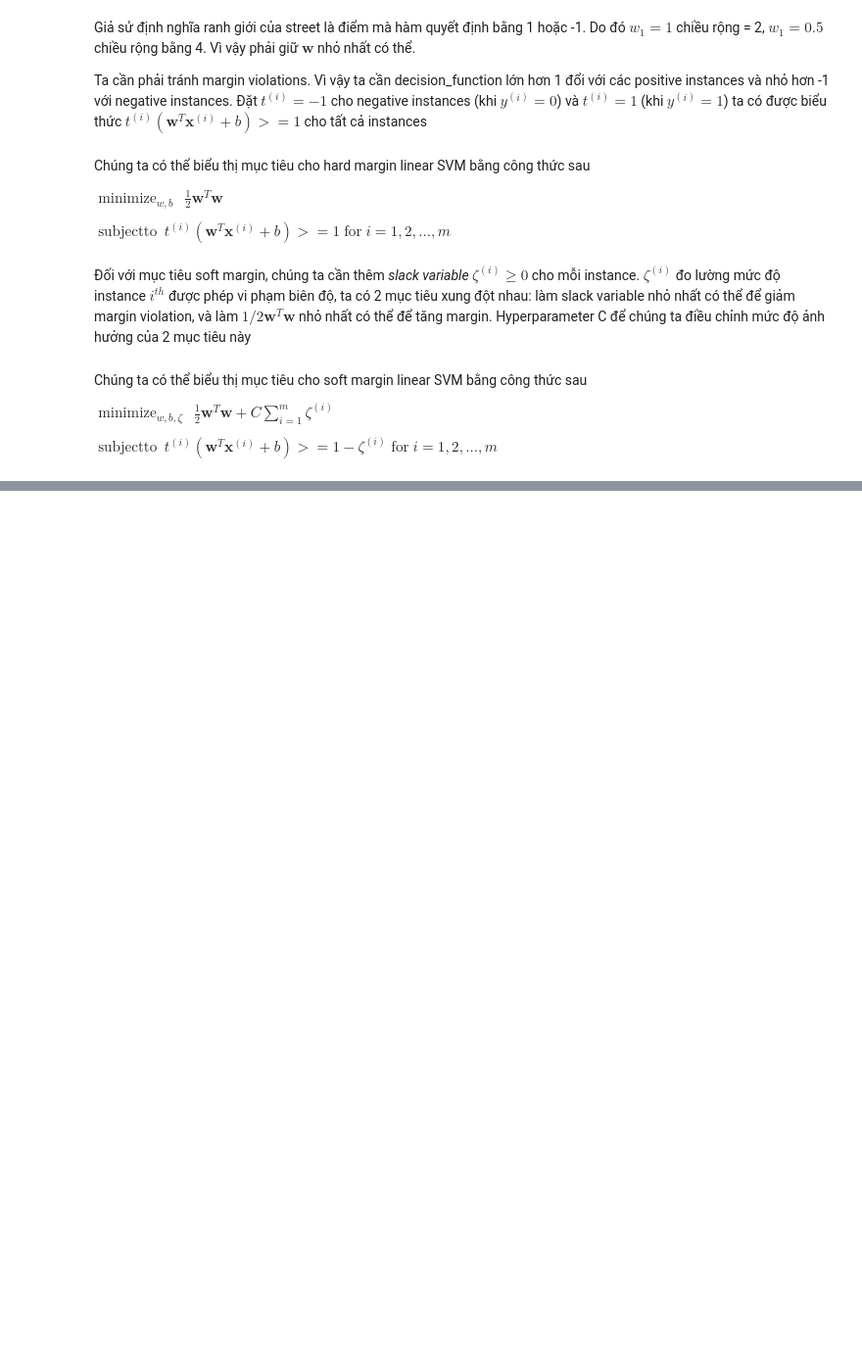
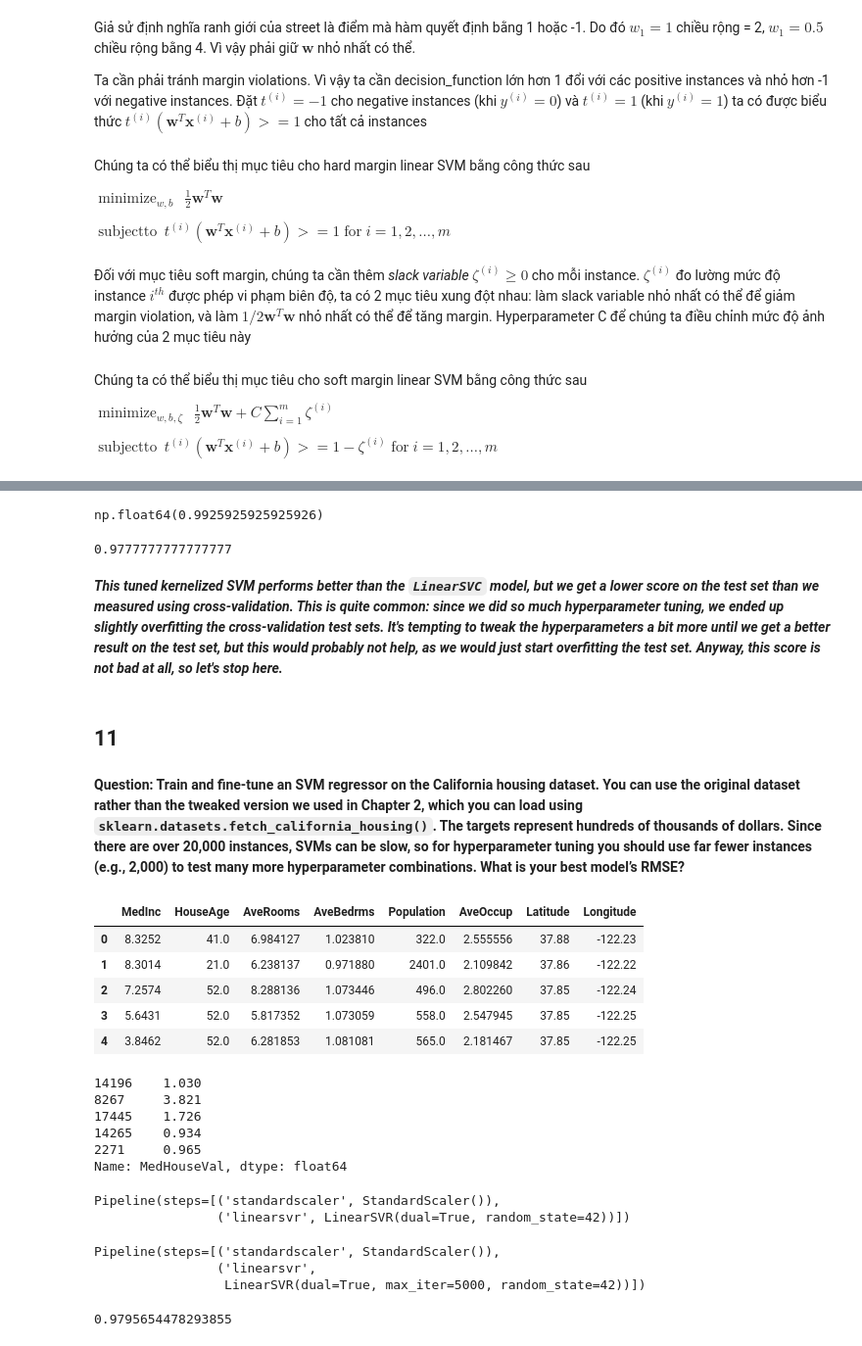
Before and after one commit to hoaghiepp/ml_learning, a Jupyter notebook: 05_support_vector_machines.ipynb, the cells around one changed output, grey strips where cells are left out. Shown at 98% size. Drawn from its saved outputs; the diff is of its cells as text; code cells hidden in the pictures; blank space fills up the shorter version.

Commit message:
complete chapter 5

```diff
--- a/05_support_vector_machines.ipynb
+++ b/05_support_vector_machines.ipynb
@@ -405,0 +647,72 @@ Sử dụng QP solver là một cách để huấn luyện SVM. Một cách khá
+# %%
+rnd_search_cv.best_score_
+# %% [output]
+np.float64(0.9925925925925926)
+# %%
+rnd_search_cv.score(X_test, y_test)
+# %% [output]
+0.9777777777777777
+# %% [markdown]
+***This tuned kernelized SVM performs better than the `LinearSVC` model, but we get a lower score on the test set than we measured using cross-validation. This is quite common: since we did so much hyperparameter tuning, we ended up slightly overfitting the cross-validation test sets. It's tempting to tweak the hyperparameters a bit more until we get a better result on the test set, but this would probably not help, as we would just start overfitting the test set. Anyway, this score is not bad at all, so let's stop here.***
+# %% [markdown]
+## 11
+# %% [markdown]
+**Question: Train and fine-tune an SVM regressor on the California housing dataset. You can use the original dataset rather than the tweaked version we used in Chapter 2, which you can load using `sklearn.datasets.fetch_california_housing()`. The targets represent hundreds of thousands of dollars. Since there are over 20,000 instances, SVMs can be slow, so for hyperparameter tuning you should use far fewer instances (e.g., 2,000) to test many more hyperparameter combinations. What is your best model’s RMSE?**
+# %%
+from sklearn.datasets import fetch_california_housing
+
+housing = fetch_california_housing(as_frame=True)
+X = housing.data # type: ignore
+y = housing.target # type: ignore
+
+X.head()
+# %% [output]
+|  | MedInc | HouseAge | AveRooms | AveBedrms | Population | AveOccup | Latitude | Longitude |
+| 0 | 8.3252 | 41.0 | 6.984127 | 1.023810 | 322.0 | 2.555556 | 37.88 | -122.23 |
+| 1 | 8.3014 | 21.0 | 6.238137 | 0.971880 | 2401.0 | 2.109842 | 37.86 | -122.22 |
+| 2 | 7.2574 | 52.0 | 8.288136 | 1.073446 | 496.0 | 2.802260 | 37.85 | -122.24 |
+| 3 | 5.6431 | 52.0 | 5.817352 | 1.073059 | 558.0 | 2.547945 | 37.85 | -122.25 |
+| 4 | 3.8462 | 52.0 | 6.281853 | 1.081081 | 565.0 | 2.181467 | 37.85 | -122.25 |
+# %%
+from sklearn.model_selection import train_test_split
+
+X_train, X_test, y_train, y_test = train_test_split(
+    X, y, test_size=0.2, random_state=42)
+
+y_train.head()
+# %% [output]
+14196    1.030
+8267     3.821
+17445    1.726
+14265    0.934
+2271     0.965
+Name: MedHouseVal, dtype: float64
+# %%
+from sklearn.svm import LinearSVC
+
+lin_svr = make_pipeline(
+    StandardScaler(),
+    LinearSVR(dual=True, random_state=42)
+)
+lin_svr.fit(X_train, y_train)
+# %% [output]
+Pipeline(steps=[('standardscaler', StandardScaler()),
+                ('linearsvr', LinearSVR(dual=True, random_state=42))])
+# %%
+# try increase max_iter
+lin_svr = make_pipeline(StandardScaler(),
+                        LinearSVR(max_iter=5000, dual=True, random_state=42))
+lin_svr.fit(X_train, y_train)
+# %% [output]
+Pipeline(steps=[('standardscaler', StandardScaler()),
+                ('linearsvr',
+                 LinearSVR(dual=True, max_iter=5000, random_state=42))])
+# %%
+from sklearn.metrics import mean_squared_error, root_mean_squared_error
+
+
+y_pred = lin_svr.predict(X_train)
+rmse = root_mean_squared_error(y_train, y_pred)
+rmse
+# %% [output]
+0.9795654478293855
```
Also changed, not shown: parts of 55 cells of this notebook.
